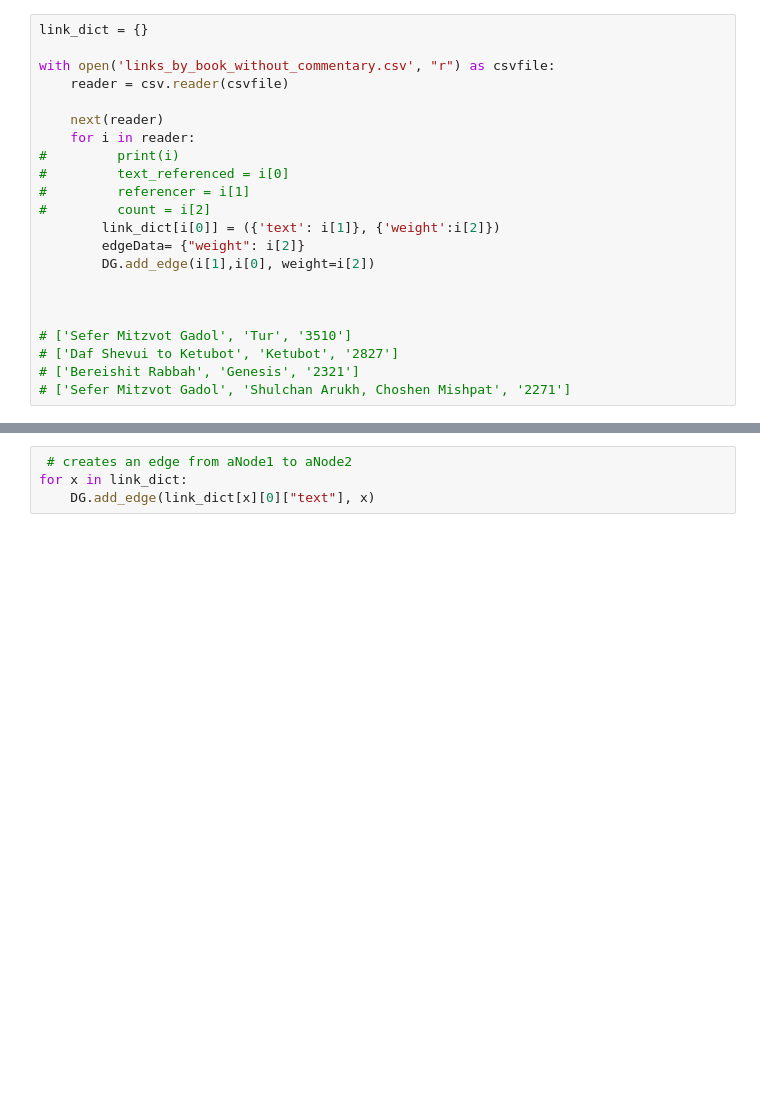
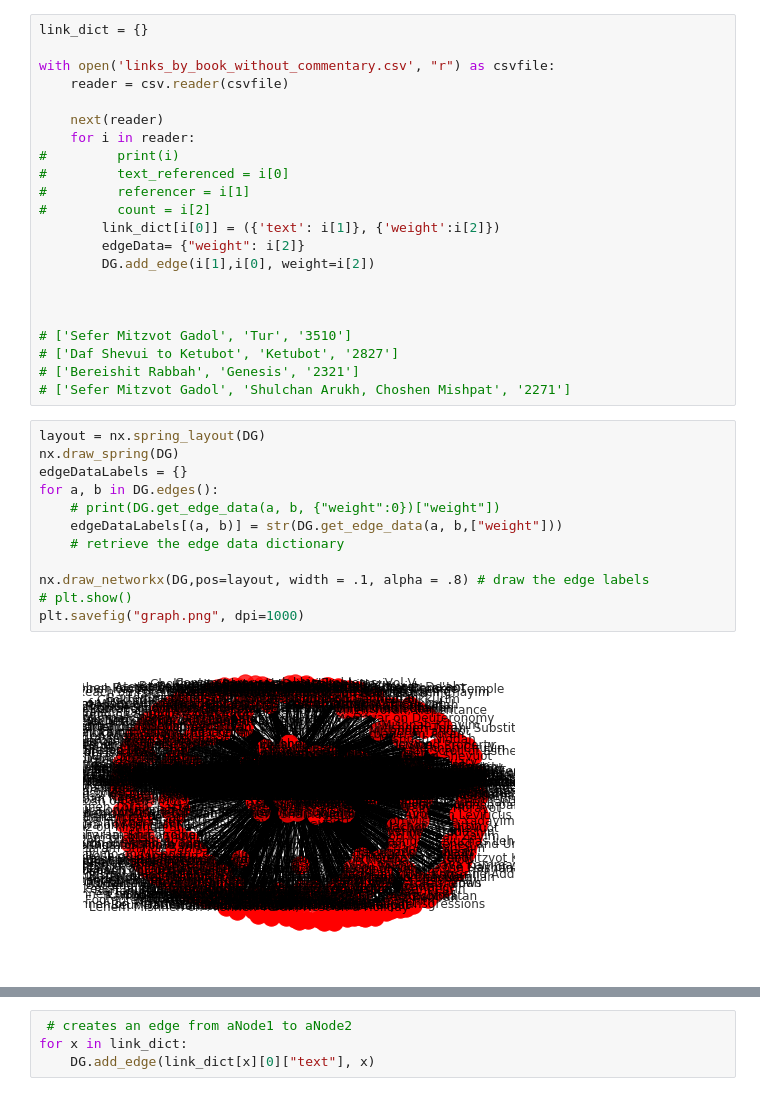
Before and after one commit to clarkdatalabs/bibliometric_networks, a Jupyter notebook: sefaria_network.ipynb, the cells around one changed output, grey strips where cells are left out. Saved outputs shown, nothing was run; the diff lists cells and outputs as text; blank space fills up the shorter version.

```diff
--- a/sefaria_network.ipynb
+++ b/sefaria_network.ipynb
@@ -29,6 +29,20 @@ with open('links_by_book_without_commentary.csv', "r") as csvfile:
 # ['Daf Shevui to Ketubot', 'Ketubot', '2827']
 # ['Bereishit Rabbah', 'Genesis', '2321']
 # ['Sefer Mitzvot Gadol', 'Shulchan Arukh, Choshen Mishpat', '2271']
+# %%
+layout = nx.spring_layout(DG)
+nx.draw_spring(DG)
+edgeDataLabels = {}
+for a, b in DG.edges():
+    # print(DG.get_edge_data(a, b, {"weight":0})["weight"])
+    edgeDataLabels[(a, b)] = str(DG.get_edge_data(a, b,["weight"]))
+    # retrieve the edge data dictionary
+
+nx.draw_networkx(DG,pos=layout, width = .1, alpha = .8) # draw the edge labels
+# plt.show()
+plt.savefig("graph.png", dpi=1000)
+# %% [output]
+[figure, added]
 # %%
 # DG.edges(data=True)
 # ('Tur', 'Sefer Mitzvot Gadol', {'weight': '3510'}), ('Tur', 'Bava Batra', {'weight': '1556'})
```
Also changed, not shown: parts of 2 cells of this notebook, 1 other file.
